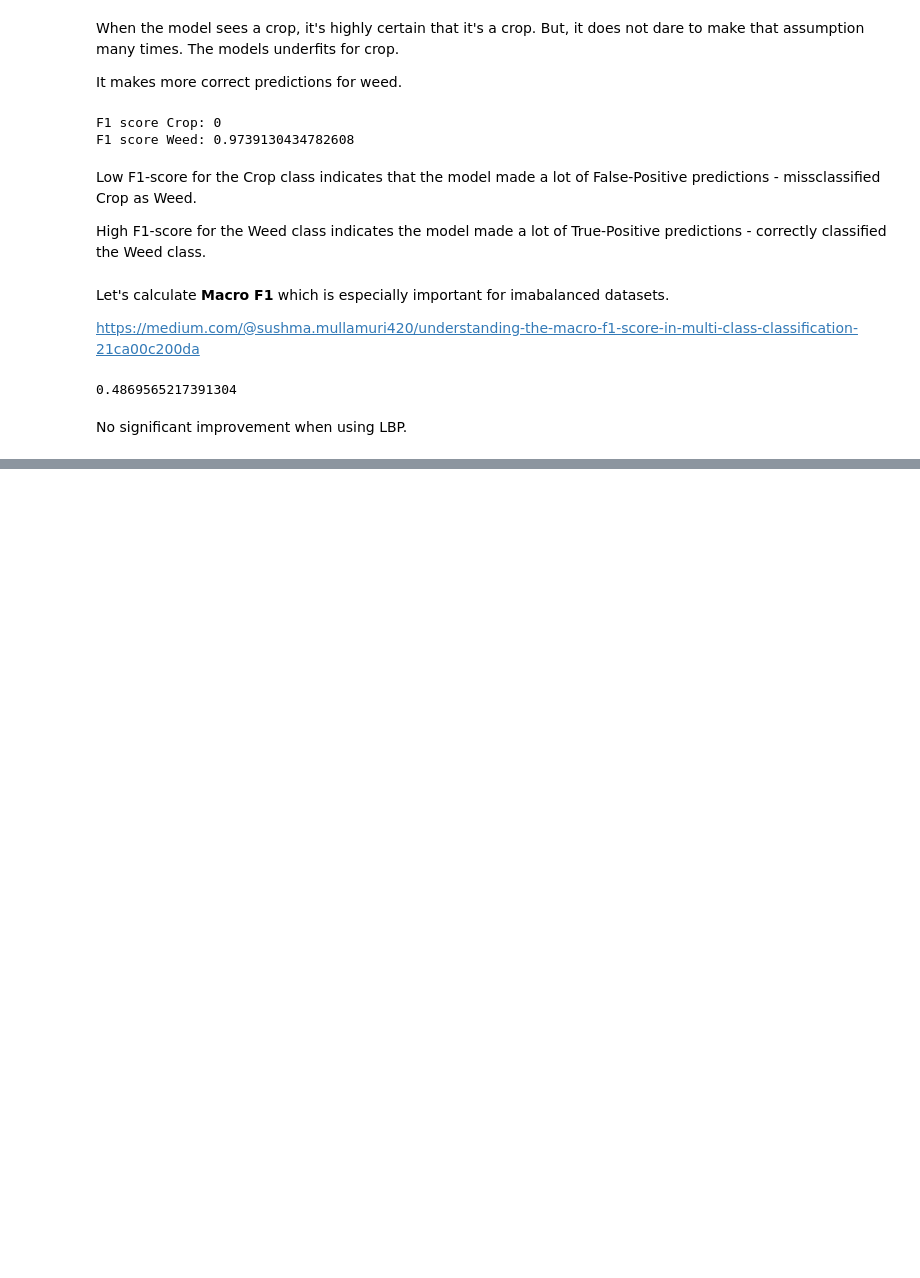
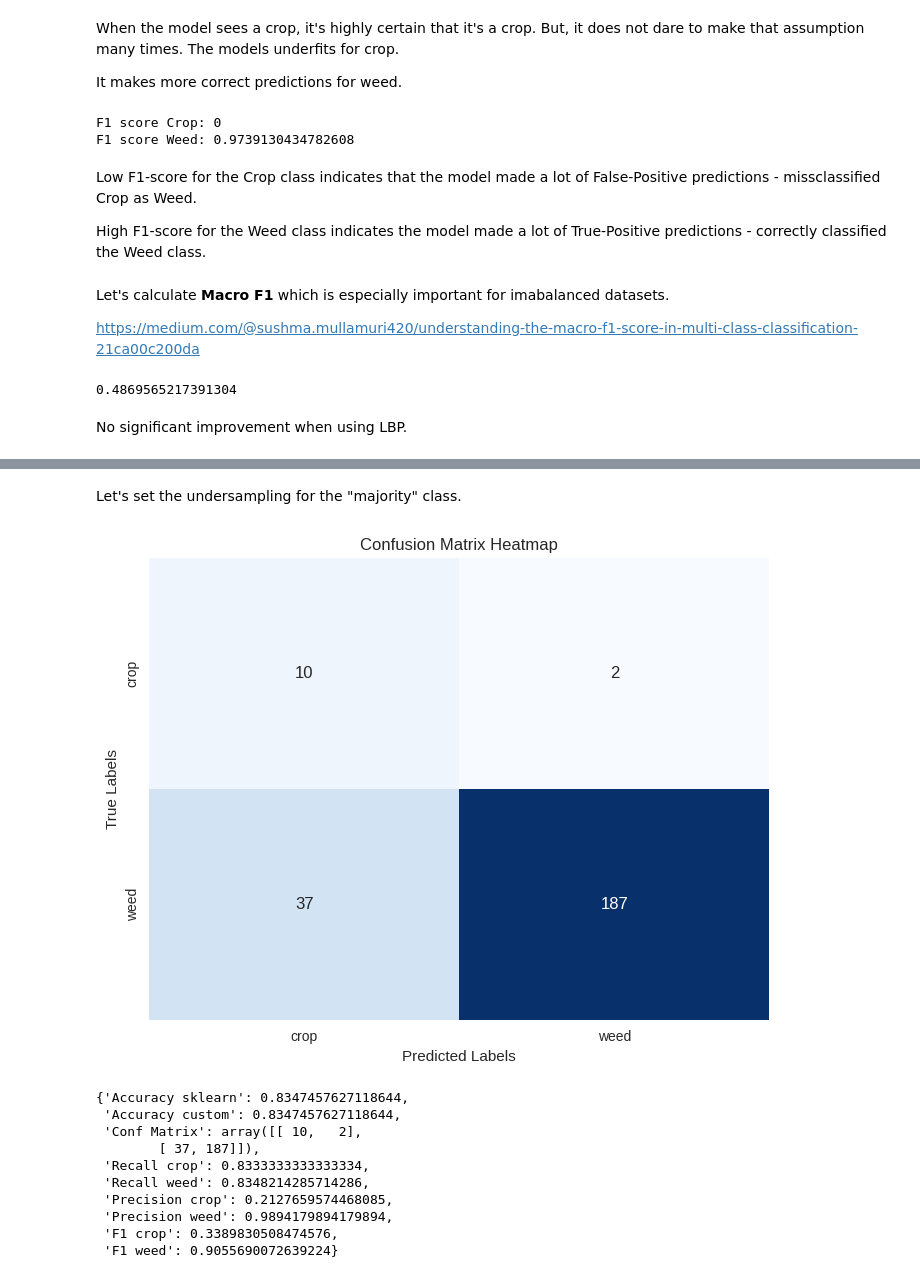
Before and after one commit to gpetrousov/ml_assignment_demokritos, a Jupyter notebook: autofarm_assignment/notebooks/00_baseline.ipynb, the cells around one changed output, grey strips where cells are left out. Saved outputs shown, nothing was run; the diff lists cells and outputs as text; code cells hidden in the pictures; blank space fills up the shorter version.

Commit message:
Improved baseline imbalanced random forest classifier

```diff
--- a/autofarm_assignment/notebooks/00_baseline.ipynb
+++ b/autofarm_assignment/notebooks/00_baseline.ipynb
@@ -531,8 +529,0 @@ X_combined.shape
-# %%
-# TODO create feature fusion function
-def feature_fusion(super_vector=None, features = []):
-    pass
-    """ Fuses a list of features into a super-vector. """
-    if super_vector == None:
-        super_vector = np.hstack([])
-    return super_vector
@@ -542,0 +530,18 @@ def feature_fusion(super_vector=None, features = []):
+# %%
+#|export
+def feature_fusion(super_matrix=None, feature_list=[]):
+    """ Fuses a list of features into a super-matrix. """
+
+    new_features = [np.array(f) for f in feature_list]
+
+    if super_matrix is None:
+        super_matrix = np.hstack([ np.array(f) for f in feature_list ])
+
+    else:
+        super_matrix = np.hstack([super_matrix] + new_features)
+
+    return super_matrix
+# %%
+%%time
+X_combined = feature_fusion(feature_list=[X_hog_features, X_lbp_features])
+X_combined.shape
@@ -691,0 +705,19 @@ eval_mod.evaluate(y_test, y_pred, print_cnfm=True)
+# %% [markdown]
+Let's set the undersampling for the "majority" class.
+# %%
+model = BalancedRandomForestClassifier(n_estimators=100, sampling_strategy="majority", replacement=True)
+model.fit(X_train, y_train)
+y_pred = model.predict(X_test)
+eval_mod.evaluate(y_test, y_pred, print_cnfm=True)
+# %% [output]
+[figure, added]
+{'Accuracy sklearn': 0.8347457627118644,
+ 'Accuracy custom': 0.8347457627118644,
+ 'Conf Matrix': array([[ 10,   2],
+        [ 37, 187]]),
+ 'Recall crop': 0.8333333333333334,
+ 'Recall weed': 0.8348214285714286,
+ 'Precision crop': 0.2127659574468085,
+ 'Precision weed': 0.9894179894179894,
+ 'F1 crop': 0.3389830508474576,
+ 'F1 weed': 0.9055690072639224}
```
Also changed, not shown: parts of 14 cells of this notebook.
